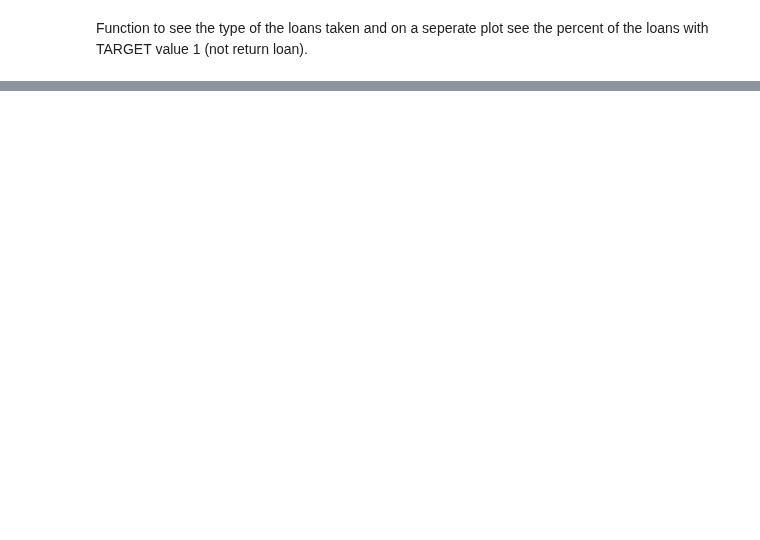
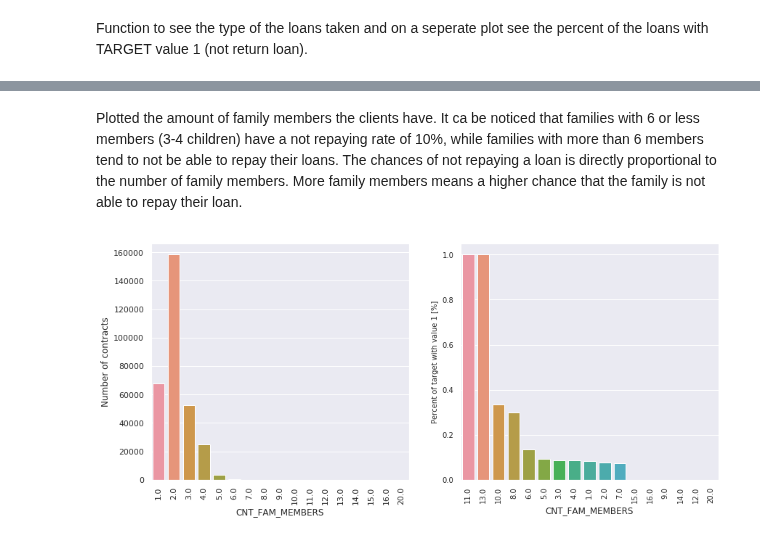
Before and after one commit to tobyfielding1/data-mining, a Jupyter notebook: src/Untitled.ipynb, the cells around one changed output, grey strips where cells are left out. Cells and saved outputs as stored; diff of their text form; code cells hidden in the pictures; blank space fills up the shorter version.

```diff
--- a/src/Untitled.ipynb
+++ b/src/Untitled.ipynb
@@ -152,0 +143,6 @@ plot_stats('NAME_CONTRACT_TYPE')
+# %% [markdown]
+Plotted the amount of family members the clients have. It ca be noticed that families with 6 or less members (3-4 children) have a not repaying rate of 10%, while families with more than 6 members tend to not be able to repay their loans. The chances of not repaying a loan is directly proportional to the number of family members. More family members means a higher chance that the family is not able to repay their loan.
+# %%
+plot_stats('CNT_FAM_MEMBERS', True)
+# %% [output]
+[figure, added]
```
Also changed, not shown: parts of 20 cells of this notebook.
